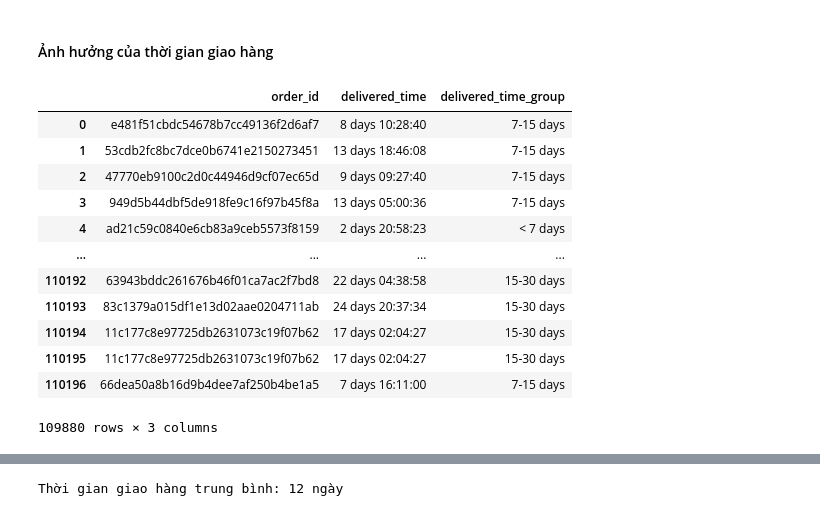
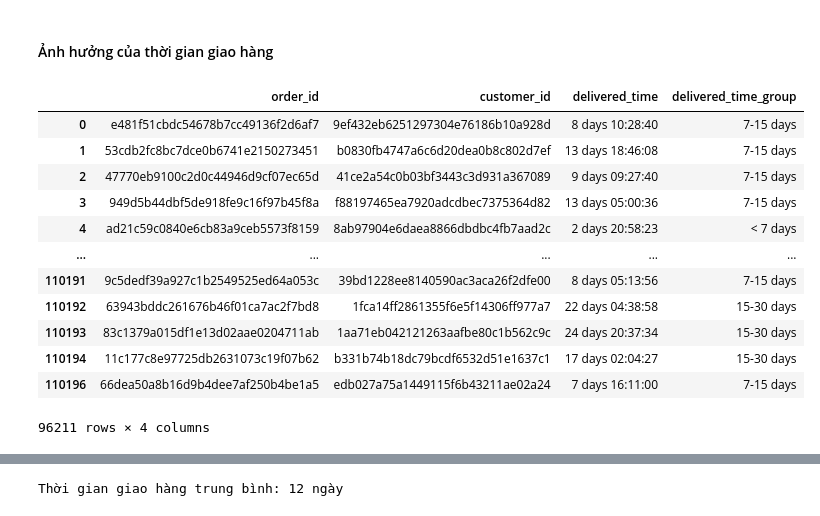
Before and after one commit to vduong042/Brazilian-E-Commerce-Analysis, a Jupyter notebook: E-Commerce-Analysis.ipynb, the cells around one changed output, grey strips where cells are left out. Drawn from its saved outputs; the diff is of its cells as text; code cells hidden in the pictures.

```diff
--- a/descriptive_analysis.ipynb
+++ b/E-Commerce-Analysis.ipynb
@@ -265,8 +299,8 @@ memory usage: 6.0+ MB
 => Bảng không có giá trị thiếu
 # %%
 # Chuyển cột về dang datetime
-order_items['shipping_limit_date'] = pd.to_datetime(order_items['shipping_limit_date'], errors='coerce')
-order_items.info()
+orders_items['shipping_limit_date'] = pd.to_datetime(orders_items['shipping_limit_date'], errors='coerce')
+orders_items.info()
 # %% [output]
 <class 'pandas.core.frame.DataFrame'>
 RangeIndex: 112650 entries, 0 to 112649
@@ -750,20 +784,20 @@ plt.show()
 # %% [markdown]
 #### Giá trị đơn hàng trung bình
 # %%
-delivered_orders = orders_filtered.merge(order_items, how='left', on='order_id')
+delivered_orders = orders_filtered.merge(orders_items, how='left', on='order_id')
 delivered_orders = delivered_orders[delivered_orders['order_purchase_month'] >= pd.Period('2017-01', freq='M')]
 
 delivered_orders['revenue'] = (delivered_orders['price'] + delivered_orders['freight_value']) * delivered_orders['order_item_id'] # Tổng giá trị của một đơn hàng
-revenue_by_order_id = delivered_orders.groupby(['order_id'])[['price', 'freight_value' ,'revenue']].sum().reset_index() # Tổng giá trị của từng đơn hàng
-total_revenue = revenue_by_order_id['revenue'].sum() # Tổng giá trị tất cả các đơn hàng đã giao
-order_count = revenue_by_order_id.shape[0] # Số lượng đơn đặt hàng
-avg_order_value = total_revenue / order_count # Doanh thu trung bình trên mỗi đơn hàng
+revenue_by_orders_id = delivered_orders.groupby(['order_id'])[['price', 'freight_value' ,'revenue']].sum().reset_index() # Tổng giá trị của từng đơn hàng
+total_revenue = revenue_by_orders_id['revenue'].sum() # Tổng giá trị tất cả các đơn hàng đã giao
+orders_count = revenue_by_orders_id.shape[0] # Số lượng đơn đặt hàng
+avg_orders_value = total_revenue / orders_count # Doanh thu trung bình trên mỗi đơn hàng
 
 print(f'Tổng doanh thu: R$ {total_revenue:,.2f}')
-print(f'Số lượng đơn hàng đã giao: R${order_count:,}')
-print(f'Doanh thu trung bình mỗi đơn hàng: R${avg_order_value:,.2f}')
-print(f'Đơn hàng có giá trị nhỏ nhất: R${min(revenue_by_order_id['revenue']):,}')
-print(f'Đơn hàng có giá trị cao nhất: R${max(revenue_by_order_id['revenue']):,}')
+print(f'Số lượng đơn hàng đã giao: R${orders_count:,}')
+print(f'Doanh thu trung bình mỗi đơn hàng: R${avg_orders_value:,.2f}')
+print(f'Đơn hàng có giá trị nhỏ nhất: R${min(revenue_by_orders_id['revenue']):,}')
+print(f'Đơn hàng có giá trị cao nhất: R${max(revenue_by_orders_id['revenue']):,}')
 # %% [output]
 Tổng doanh thu: R$ 17,526,238.28
 Số lượng đơn hàng đã giao: R$96,211
@@ -1260,11 +1294,11 @@ Số lượng sản phẩm trung bình trong 1 đơn hàng là: 1.04
 Số lượng sản phẩm tối đa có trong một đơn hàng là: 8 sản phẩm
 # %%
 # Lọc ra các đơn hàng có nhiều hơn 2 sản phẩm
-order_with_multiple_products = product_stats_by_orders[product_stats_by_orders['product_count'] >= 2] # Lọc ra các đơn hàng trên 2 sản phẩm
-order_product = order_with_multiple_products.merge(delivered_orders_with_category, how='left', on='order_id') # Chi tiết các đơn hàng có >= 2 sản phẩm
+orders_with_multiple_products = product_stats_by_orders[product_stats_by_orders['product_count'] >= 2] # Lọc ra các đơn hàng trên 2 sản phẩm
+orders_product = orders_with_multiple_products.merge(delivered_orders_with_category, how='left', on='order_id') # Chi tiết các đơn hàng có >= 2 sản phẩm
 
 # Liệt kê các mặt hàng sản phẩm có trong mỗi đơn hàng
-order_product_summary = order_product.groupby('order_id').agg(
+orders_product_summary = orders_product.groupby('order_id').agg(
     product_id=('product_id', lambda x: ', '.join(set(x))),
     category_type=('product_category_name_english', lambda x: ', '.join(set(x))),
     combo=('product_id', lambda x: len(set(x))) # số lượng sản phẩm của 1 đơn hàng
@@ -1292,7 +1310,7 @@ from itertools import combinations
 # Tách các combo có trên 2 sản phẩm thành các combo 2
 product_pairs_list = []  # Danh sách lưu các cặp category sau khi xử lý
 
-for idx, row in order_product_summary.iterrows():
+for idx, row in orders_product_summary.iterrows():
     order_id = row['order_id']
     product_list = row['product_id']
     product = [cat.strip() for cat in row['product_id'].split(',')]
@@ -1380,33 +1398,34 @@ display(category_combo_summary)
 # %%
 # Thời gian giao hàng có liên quan đến đánh giá (review score) không?
 delivered_orders['delivered_time'] = delivered_orders['order_delivered_customer_date'] - delivered_orders['order_purchase_timestamp']
-delivered_order_time = delivered_orders[['order_id', 'delivered_time']].copy()
+delivered_orders_time = delivered_orders[['order_id', 'customer_id', 'delivered_time']].copy()
+delivered_orders_time = delivered_orders_time.drop_duplicates(subset=['order_id', 'customer_id', 'delivered_time'], keep='first')
 
 def categorize_delivered_time(row):
     if row < pd.Timedelta(days=7):
         return '< 7 days'
     elif row >= pd.Timedelta(days=7) and row < pd.Timedelta(days=15):
         return '7-15 days'
     elif row >= pd.Timedelta(days=15) and row < pd.Timedelta(days=30):
         return '15-30 days'
     else: return '> 30 days'
 
 
-delivered_order_time['delivered_time_group'] = delivered_order_time['delivered_time'].apply(categorize_delivered_time)
-display(delivered_order_time)
+delivered_orders_time['delivered_time_group'] = delivered_orders_time['delivered_time'].apply(categorize_delivered_time)
+display(delivered_orders_time)
 # %% [output]
-|  | order_id | delivered_time | delivered_time_group |
-| 0 | e481f51cbdc54678b7cc49136f2d6af7 | 8 days 10:28:40 | 7-15 days |
-| 1 | 53cdb2fc8bc7dce0b6741e2150273451 | 13 days 18:46:08 | 7-15 days |
-| 2 | 47770eb9100c2d0c44946d9cf07ec65d | 9 days 09:27:40 | 7-15 days |
-| 3 | 949d5b44dbf5de918fe9c16f97b45f8a | 13 days 05:00:36 | 7-15 days |
-| 4 | ad21c59c0840e6cb83a9ceb5573f8159 | 2 days 20:58:23 | < 7 days |
-| ... | ... | ... | ... |
-| 110192 | 63943bddc261676b46f01ca7ac2f7bd8 | 22 days 04:38:58 | 15-30 days |
-| 110193 | 83c1379a015df1e13d02aae0204711ab | 24 days 20:37:34 | 15-30 days |
-| 110194 | 11c177c8e97725db2631073c19f07b62 | 17 days 02:04:27 | 15-30 days |
-| 110195 | 11c177c8e97725db2631073c19f07b62 | 17 days 02:04:27 | 15-30 days |
-| 110196 | 66dea50a8b16d9b4dee7af250b4be1a5 | 7 days 16:11:00 | 7-15 days |
+|  | order_id | customer_id | delivered_time | delivered_time_group |
+| 0 | e481f51cbdc54678b7cc49136f2d6af7 | 9ef432eb6251297304e76186b10a928d | 8 days 10:28:40 | 7-15 days |
+| 1 | 53cdb2fc8bc7dce0b6741e2150273451 | b0830fb4747a6c6d20dea0b8c802d7ef | 13 days 18:46:08 | 7-15 days |
+| 2 | 47770eb9100c2d0c44946d9cf07ec65d | 41ce2a54c0b03bf3443c3d931a367089 | 9 days 09:27:40 | 7-15 days |
+| 3 | 949d5b44dbf5de918fe9c16f97b45f8a | f88197465ea7920adcdbec7375364d82 | 13 days 05:00:36 | 7-15 days |
+| 4 | ad21c59c0840e6cb83a9ceb5573f8159 | 8ab97904e6daea8866dbdbc4fb7aad2c | 2 days 20:58:23 | < 7 days |
+| ... | ... | ... | ... | ... |
+| 110191 | 9c5dedf39a927c1b2549525ed64a053c | 39bd1228ee8140590ac3aca26f2dfe00 | 8 days 05:13:56 | 7-15 days |
+| 110192 | 63943bddc261676b46f01ca7ac2f7bd8 | 1fca14ff2861355f6e5f14306ff977a7 | 22 days 04:38:58 | 15-30 days |
+| 110193 | 83c1379a015df1e13d02aae0204711ab | 1aa71eb042121263aafbe80c1b562c9c | 24 days 20:37:34 | 15-30 days |
+| 110194 | 11c177c8e97725db2631073c19f07b62 | b331b74b18dc79bcdf6532d51e1637c1 | 17 days 02:04:27 | 15-30 days |
+| 110196 | 66dea50a8b16d9b4dee7af250b4be1a5 | edb027a75a1449115f6b43211ae02a24 | 7 days 16:11:00 | 7-15 days |
-109880 rows × 3 columns
+96211 rows × 4 columns
 # %%
 # Tính tần suất của các nhóm trong cột 'delivered_time_group'
```
Also changed, not shown: parts of 56 cells of this notebook.
